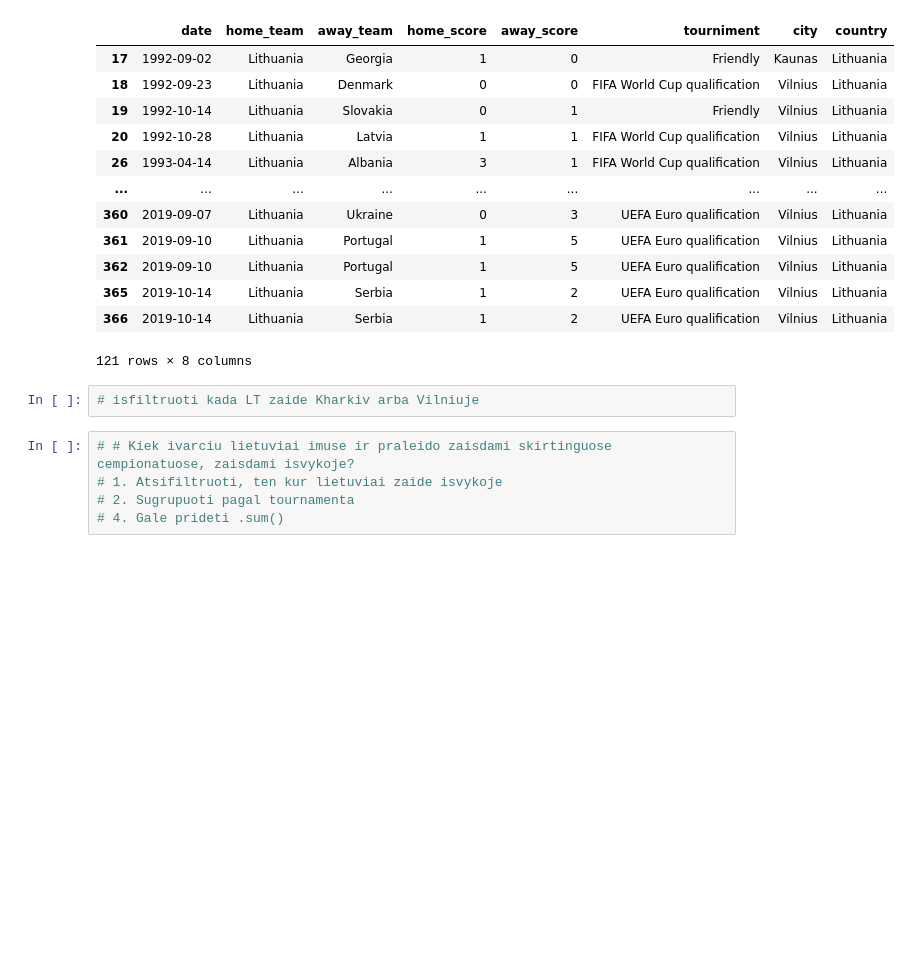
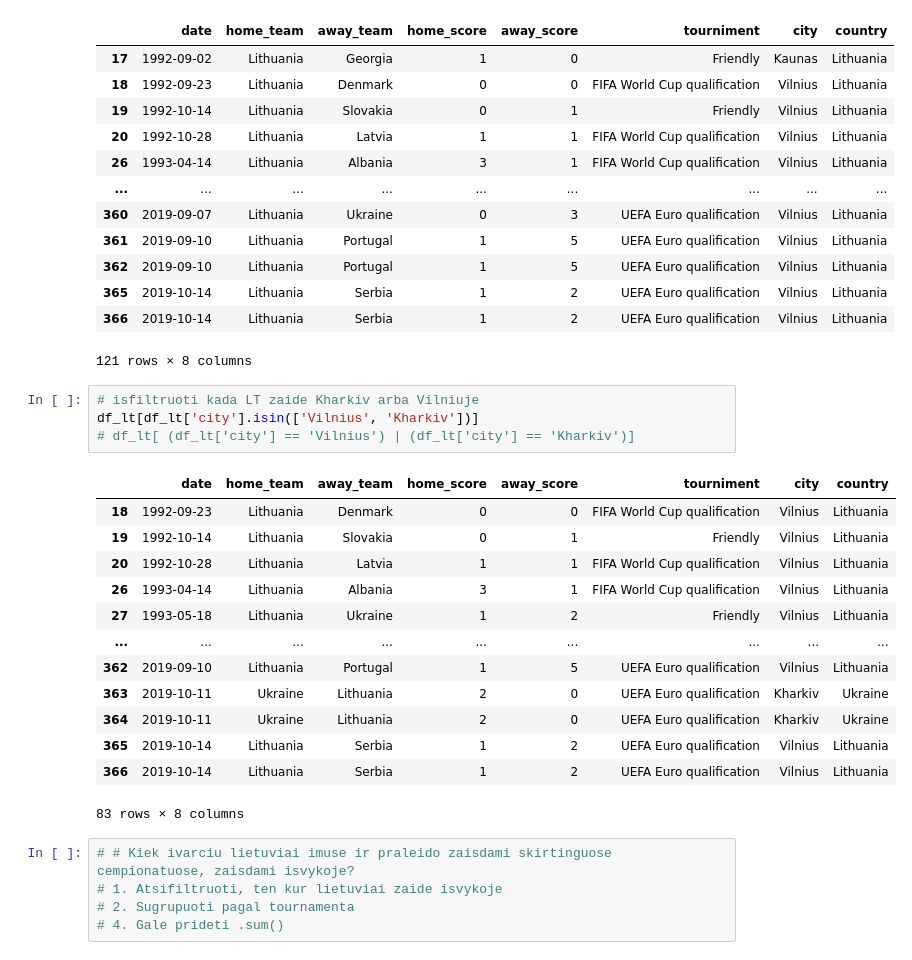
Before and after one commit to Robotuks/230926PYT036VAK, a Jupyter notebook: lesson_10.ipynb, the cells around one changed output. Drawn from its saved outputs; the diff is of its cells as text; blank space fills up the shorter version.

```diff
--- a/lesson_10.ipynb
+++ b/lesson_10.ipynb
@@ -1032,6 +1032,22 @@ df_lt[ df_lt['city'].isin( ['Vilnius', 'Kaunas'] ) ]
 121 rows × 8 columns
 # %%
 # isfiltruoti kada LT zaide Kharkiv arba Vilniuje
+df_lt[df_lt['city'].isin(['Vilnius', 'Kharkiv'])]
+# df_lt[ (df_lt['city'] == 'Vilnius') | (df_lt['city'] == 'Kharkiv')]
+# %% [output]
+|  | date | home_team | away_team | home_score | away_score | tourniment | city | country |
+| 18 | 1992-09-23 | Lithuania | Denmark | 0 | 0 | FIFA World Cup qualification | Vilnius | Lithuania |
+| 19 | 1992-10-14 | Lithuania | Slovakia | 0 | 1 | Friendly | Vilnius | Lithuania |
+| 20 | 1992-10-28 | Lithuania | Latvia | 1 | 1 | FIFA World Cup qualification | Vilnius | Lithuania |
+| 26 | 1993-04-14 | Lithuania | Albania | 3 | 1 | FIFA World Cup qualification | Vilnius | Lithuania |
+| 27 | 1993-05-18 | Lithuania | Ukraine | 1 | 2 | Friendly | Vilnius | Lithuania |
+| ... | ... | ... | ... | ... | ... | ... | ... | ... |
+| 362 | 2019-09-10 | Lithuania | Portugal | 1 | 5 | UEFA Euro qualification | Vilnius | Lithuania |
+| 363 | 2019-10-11 | Ukraine | Lithuania | 2 | 0 | UEFA Euro qualification | Kharkiv | Ukraine |
+| 364 | 2019-10-11 | Ukraine | Lithuania | 2 | 0 | UEFA Euro qualification | Kharkiv | Ukraine |
+| 365 | 2019-10-14 | Lithuania | Serbia | 1 | 2 | UEFA Euro qualification | Vilnius | Lithuania |
+| 366 | 2019-10-14 | Lithuania | Serbia | 1 | 2 | UEFA Euro qualification | Vilnius | Lithuania |
+83 rows × 8 columns
 # %%
 # # Kiek ivarciu lietuviai imuse ir praleido zaisdami skirtinguose cempionatuose, zaisdami isvykoje?
 # 1. Atsifiltruoti, ten kur lietuviai zaide isvykoje
```
